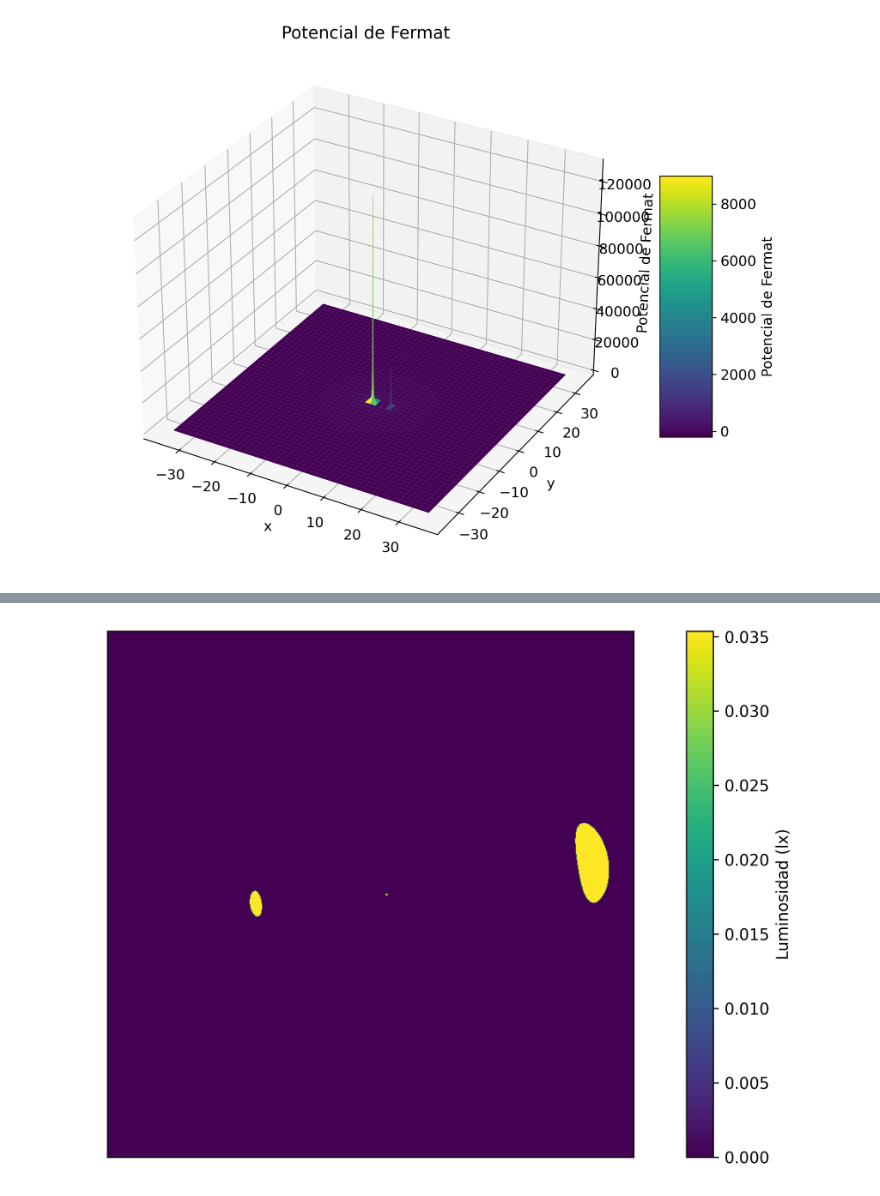
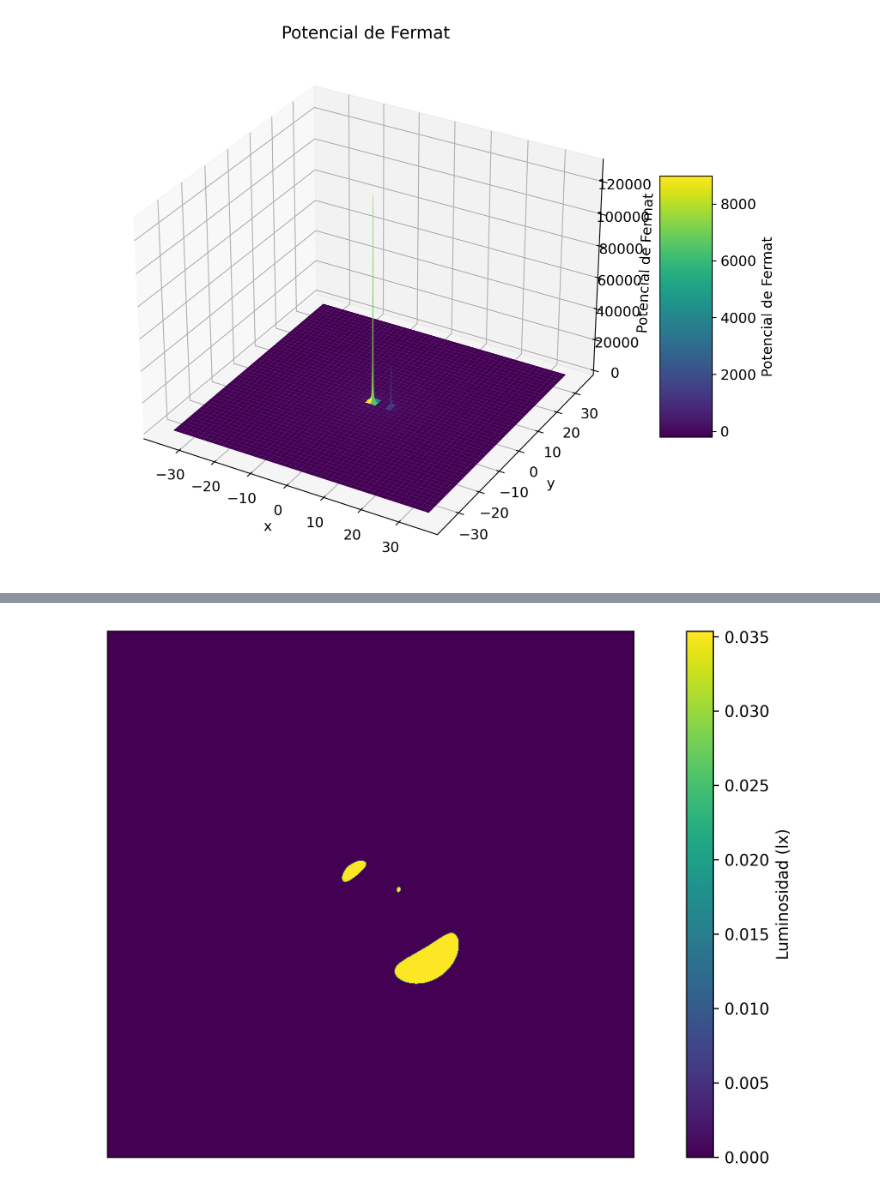
Before and after one commit to Iker028/TFG-simulaciones, a Jupyter notebook: Simulacion binaria/LENTE BINARIA.ipynb, the cells around one changed output, grey strips where cells are left out. Saved outputs shown, nothing was run; the diff lists cells and outputs as text; code cells hidden in the pictures.

```diff
--- a/Simulacion binaria/LENTE BINARIA.ipynb
+++ b/Simulacion binaria/LENTE BINARIA.ipynb
@@ -181,11 +185,19 @@ plt.show()
 # %%
+from lenstronomy.LightModel.light_model import LightModel
+t=100 # Instante temporal de la imagen
+ligth = LightModel(light_model_list=['ELLIPSOID'])
+kwargs_light = [{'amp': 1, 'radius': 3, 'e1': 0, 'e2': 0,
+                 'center_x': SourcePos(t)[0], 'center_y':SourcePos(t)[1]}]
+surface_brightness = ligth.surface_brightness(xs, ys, kwargs_light)
+image = util.array2image(surface_brightness)
+
 f, ax = plt.subplots(1, 1, figsize=(12, 6), sharex=False, sharey=False)
 ax.axes.get_xaxis().set_ticks([])
 ax.axes.get_yaxis().set_ticks([])
 plt.imshow(image)
 plt.colorbar(label='Luminosidad (lx)')
 plt.savefig('imagen1.jpg',dpi=300)
 plt.rcParams.update({'font.size': 11})
 plt.show()
 # %% [output]
-[figure, old version]
+[figure, new version]
```
Also changed, not shown: parts of 12 cells of this notebook.
